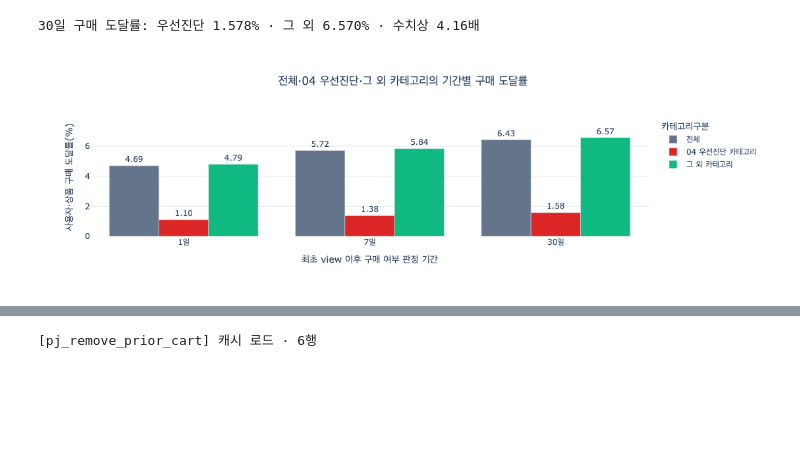
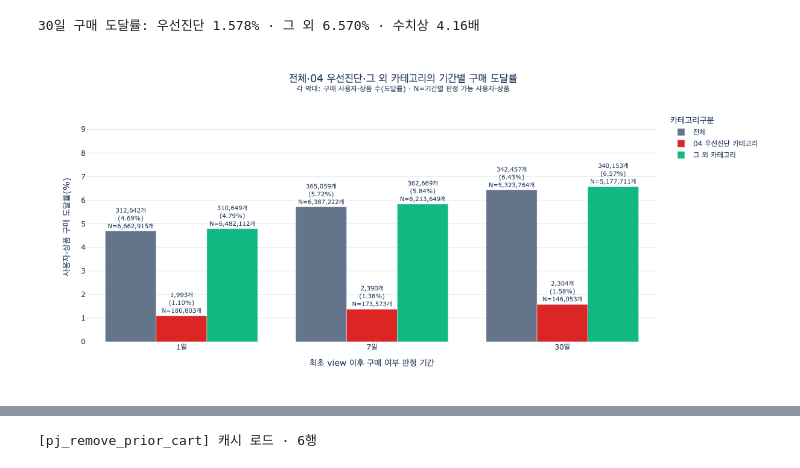
Before and after one commit to kth530/ecommerce_funnel_analysis, a Jupyter notebook: notebooks/06_purchase_journey_analysis.ipynb, the cells around one changed output, grey strips where cells are left out. Saved outputs shown, nothing was run; the diff lists cells and outputs as text; code cells hidden in the pictures; blank space fills up the shorter version.

```diff
--- a/notebooks/06_purchase_journey_analysis.ipynb
+++ b/notebooks/06_purchase_journey_analysis.ipynb
@@ -1094,24 +1184,32 @@ fig = make_subplots(
     shared_yaxes=True,
     horizontal_spacing=0.10,
     subplot_titles=[
-        f'{label}<br><sup>24시간 내 N={segment_total[label]:,.0f}</sup>'
+        f'{label}<br><sup>24시간 내 N={segment_total[label]:,.0f}개</sup>'
         for label in purchase_order
     ],
 )
 
 for col, label in enumerate(purchase_order, start=1):
-    panel = delay_segment_cumulative[delay_segment_cumulative['구매차수'] == label]
+    panel = delay_segment_cumulative[
+        delay_segment_cumulative['구매차수'] == label
+    ].copy()
+    panel['구간표시라벨'] = panel.apply(
+        lambda row: f"{int(row['구매에피소드수']):,}개<br>({row['24시간내_구간비중_pct']:.2f}%)", axis=1
+    )
+    panel['누적표시라벨'] = panel.apply(
+        lambda row: f"{int(row['누적_구매에피소드수']):,}개<br>({row['24시간내_누적비중_pct']:.2f}%)", axis=1
+    )
     color = segment_color[label]
     fig.add_trace(
         go.Bar(
             x=panel['기간구간'],
             y=panel['24시간내_구간비중_pct'],
-            text=panel['24시간내_구간비중_pct'],
+            text=panel['구간표시라벨'],
             customdata=panel[['구매에피소드수']],
             name='구간 비중',
             marker_color=color,
             opacity=0.45,
-            texttemplate='%{text:.2f}%',
+            texttemplate='%{text}',
             textposition='inside',
             insidetextanchor='middle',
             textfont=dict(color='white', size=11),
@@ -1128,12 +1226,12 @@ for col, label in enumerate(purchase_order, start=1):
             x=panel['기간구간'],
             y=panel['24시간내_누적비중_pct'],
             mode='lines+markers+text',
-            text=panel['24시간내_누적비중_pct'],
+            text=panel['누적표시라벨'],
             customdata=panel[['누적_구매에피소드수']],
             name='누적 비중',
             line=dict(color=color, width=3),
             marker=dict(size=9),
-            texttemplate='%{text:.2f}%',
+            texttemplate='%{text}',
             textposition='top center',
             hovertemplate=(
                 '%{x} 구간까지<br>누적 비중 %{y:.2f}%<br>'
@@ -1348,47 +1547,75 @@ print(
 # %% [output]
 30일 구매 도달률: 우선진단 1.578% · 그 외 6.570% · 수치상 4.16배
 # %%
-category_purchase_window_chart_data = category_purchase_window.melt(
-    id_vars='카테고리구분',
-    value_vars=[
-        '1일_세션통합구매도달률_pct',
-        '7일_세션통합구매도달률_pct',
-        '30일_세션통합구매도달률_pct',
-    ],
-    var_name='관측창',
-    value_name='구매도달률_pct',
+category_window_frames = []
+for days in (1, 7, 30):
+    denominator_col = f'{days}일구매판정가능_사용자상품수'
+    purchase_col = f'{days}일_세션통합구매_사용자상품수'
+    rate_col = f'{days}일_세션통합구매도달률_pct'
+    frame = category_purchase_window[[
+        '카테고리구분', denominator_col, purchase_col, rate_col,
+    ]].rename(columns={
+        denominator_col: '판정가능_사용자상품수',
+        purchase_col: '구매_사용자상품수',
+        rate_col: '구매도달률_pct',
+    })
+    frame['관측창'] = f'{days}일'
+    category_window_frames.append(frame)
+category_purchase_window_chart_data = pd.concat(
+    category_window_frames, ignore_index=True
 )
-category_purchase_window_chart_data['관측창'] = (
-    category_purchase_window_chart_data['관측창'].str.extract(r'(\d+일)')
+category_purchase_window_chart_data['표시라벨'] = (
+    category_purchase_window_chart_data.apply(
+        lambda row: (
+            f"{int(row['구매_사용자상품수']):,}개<br>"
+            f"({row['구매도달률_pct']:.2f}%)<br>"
+            f"N={int(row['판정가능_사용자상품수']):,}개"
+        ),
+        axis=1,
+    )
 )
 fig = px.bar(
     category_purchase_window_chart_data,
     x='관측창',
     y='구매도달률_pct',
     color='카테고리구분',
     barmode='group',
-    text_auto='.2f',
+    text='표시라벨',
+    custom_data=['구매_사용자상품수', '판정가능_사용자상품수'],
     category_orders={
         '관측창': ['1일', '7일', '30일'],
         '카테고리구분': ['전체', '04 우선진단 카테고리', '그 외 카테고리'],
     },
     color_discrete_map={
         '전체': '#64748B',
         '04 우선진단 카테고리': '#DC2626',
         '그 외 카테고리': color_map['purchase'],
     },
-    title='전체·04 우선진단·그 외 카테고리의 기간별 구매 도달률',
+    title=(
+        '전체·04 우선진단·그 외 카테고리의 기간별 구매 도달률<br>'
+        '<sup>각 막대: 구매 사용자·상품 수(도달률) · N=기간별 판정 가능 사용자·상품</sup>'
+    ),
 )
-fig.update_traces(textposition='outside')
+fig.update_traces(
+    texttemplate='%{text}',
+    textposition='outside',
+    textfont_size=10,
+    hovertemplate=(
+        '%{x} · %{fullData.name}<br>'
+        '구매 %{customdata[0]:,.0f}개 (%{y:.3f}%)<br>'
+        '판정 가능 N=%{customdata[1]:,.0f}개<extra></extra>'
+    ),
+)
 fig.update_layout(
     title_x=0.5,
     yaxis_title='사용자·상품 구매 도달률(%)',
     xaxis_title='최초 view 이후 구매 여부 판정 기간',
-    yaxis_range=[0, category_purchase_window_chart_data['구매도달률_pct'].max() * 1.20],
+    yaxis_range=[0, category_purchase_window_chart_data['구매도달률_pct'].max() * 1.48],
     plot_bgcolor='white',
+    height=560,
 )
 fig.update_yaxes(gridcolor='#E5E7EB')
 fig.show()
 # %% [output]
-[figure, old version]
+[figure, new version]
 # %% [markdown]
```
Also changed, not shown: parts of 35 cells of this notebook, 10 other files.
